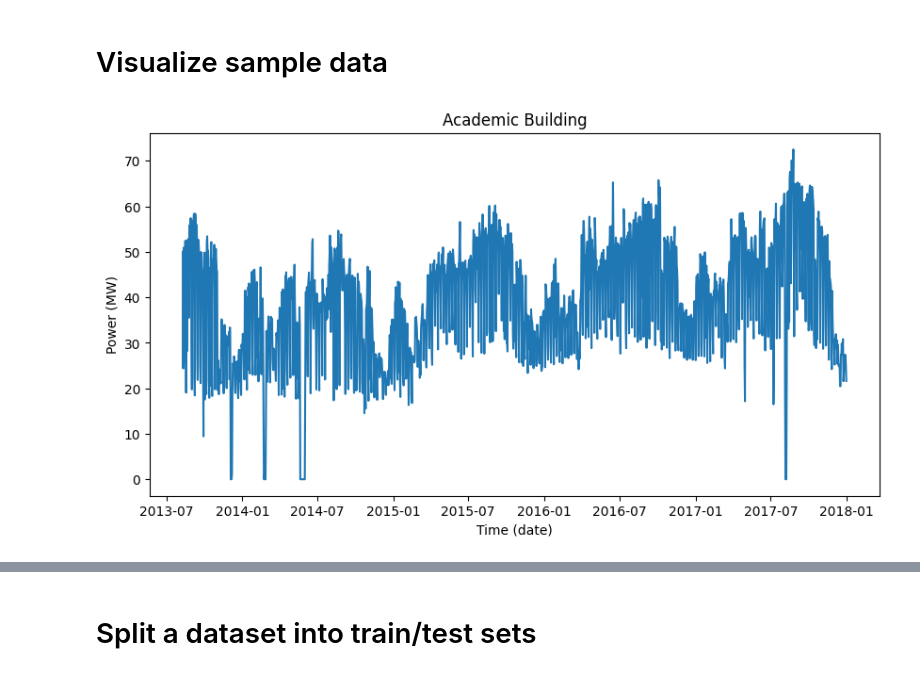
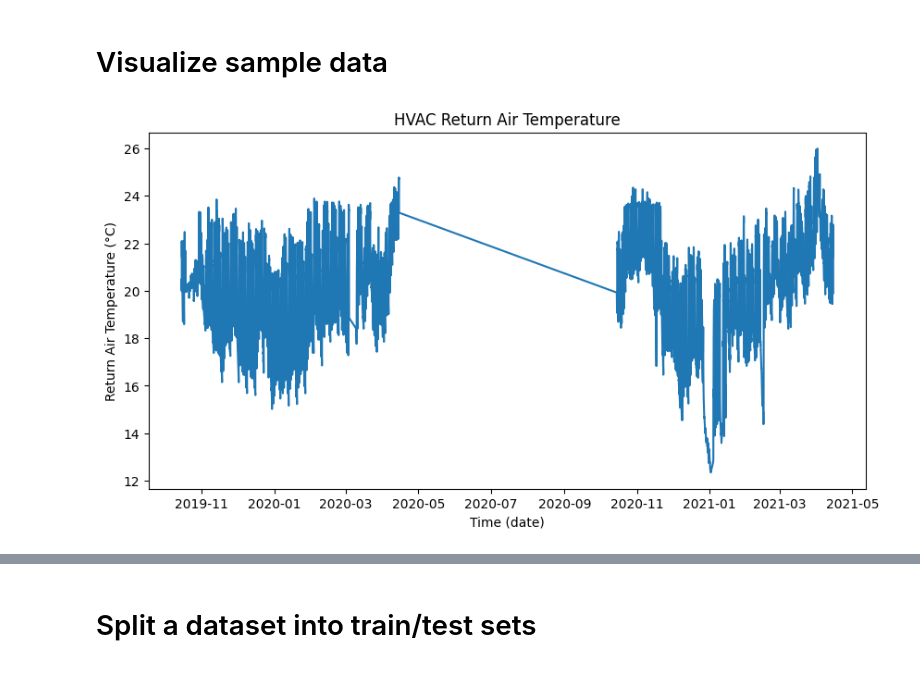
Before and after one commit to ha2ardbunny/Hybrid-Deep-Learning-DRL-Data-Center-Thermal-Management, a Jupyter notebook: CNN_LSTM_univariate_multistep_output_github.ipynb, the cells around one changed output, grey strips where cells are left out. Drawn from its saved outputs; the diff is of its cells as text; code cells hidden in the pictures.

Commit message:
Input data for baseline model

```diff
--- a/CNN_LSTM_univariate_multistep_output_github.ipynb
+++ b/CNN_LSTM_univariate_multistep_output_github.ipynb
@@ -36,7 +36,12 @@ print(tf.__version__)
 ## Daily power data of all campus buildings of IIT Delhi
 # %%
 %%time
-df = pd.read_csv('C:\\Users\\xin37\\github\\CNN-LSTM-model-for-energy-usage-forecasting-1\\data\\all_buildings_power_daily.csv', header=0, parse_dates=['timestamp'], index_col=['timestamp'])
+df = pd.read_csv(
+    'C:\\Users\\xin37\\github\\CNN-LSTM-model-for-energy-usage-forecasting-1\\data\\HVAC_NE_EC_19-21.csv',
+    header=0,
+    parse_dates=['Timestamp'],
+    index_col=['Timestamp']
+    )
 print(df.shape)
 display(df.head())
 # %% [output]
@@ -53,12 +58,14 @@ Wall time: 79 ms
+# %%
+df.index = pd.to_datetime(df.index, utc=True)
 # %% [markdown]
 # Visualize sample data
 # %%
 %%time
 fig = plt.figure(figsize=(10, 5));
-plt.plot(df.index, df.Academic_MW)
+plt.plot(df.index, df['T_Return'])
 plt.xlabel('Time (date)')
-plt.ylabel('Power (MW)')
-plt.title('Academic Building')
+plt.ylabel('Return Air Temperature (°C)')
+plt.title('HVAC Return Air Temperature')
 plt.show()
 # %% [output]
-[figure, old version]
+[figure, new version]
```
Also changed, not shown: parts of 13 cells of this notebook.
